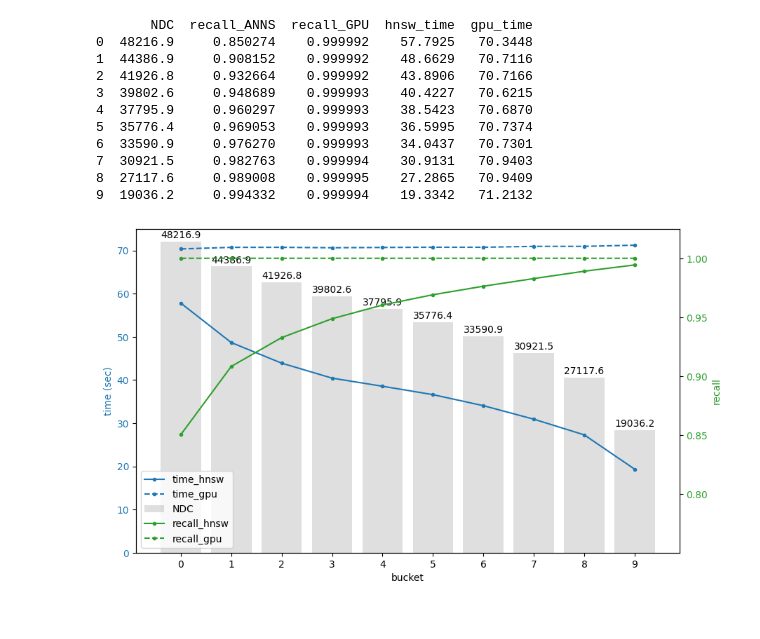
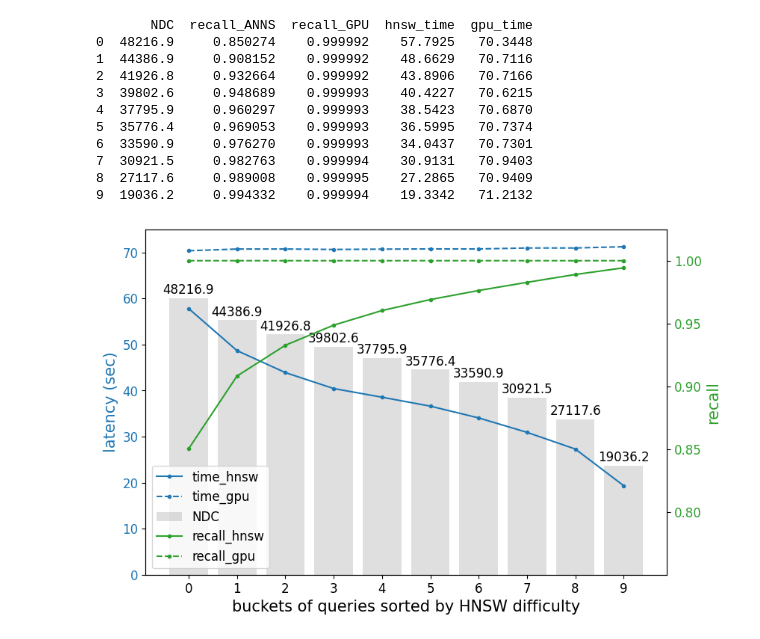
Before and after one commit to lcj2021/QDNNS, a Jupyter notebook: script/difficulty.ipynb, the cells around one changed output. Saved outputs shown, nothing was run; the diff lists cells and outputs as text; code cells hidden in the pictures.

```diff
--- a/script/difficulty.ipynb
+++ b/script/difficulty.ipynb
@@ -53,39 +53,40 @@ import pandas as pd
 
 df = df.iloc[::-1]
 
-fig, ax1 = plt.subplots(figsize=(10, 6))
+plt.rcParams['font.size'] = 12
+fig, ax1 = plt.subplots(figsize=(9, 6))
 ax2 = ax1.twinx()
 
 ax1.plot(df.index, df['hnsw_time'], '.-', label='time_hnsw', color='tab:blue')
 ax1.plot(df.index, df['gpu_time'], '.--', label='time_gpu', color='tab:blue')
-ax1.set_ylabel('time (sec)', color='tab:blue')
+ax1.set_ylabel('latency (sec)', color='tab:blue', fontsize=15)
 ax1.set_ylim([0, 75])
 ax1.tick_params(axis='y', labelcolor='tab:blue')
 
 ax2.plot(df.index, df['recall_ANNS'], '.-', label='recall_hnsw', color='tab:green')
 ax2.plot(df.index, df['recall_GPU'], '.--', label='recall_gpu', color='tab:green')
-ax2.set_ylabel('recall', color='tab:green')
+ax2.set_ylabel('recall', color='tab:green', fontsize=15)
 ax2.set_ylim([0.75, 1.025])
 ax2.set_yticks([0.8, 0.85, 0.9, 0.95, 1.0])
 ax2.tick_params(axis='y', labelcolor='tab:green')
 
-bars = ax1.bar(x=df.index, height=df['NDC'] / df['NDC'].max() * 72, label='NDC', alpha=0.25, color='gray')
+bars = ax1.bar(x=df.index, height=df['NDC'] / df['NDC'].max() * 60, label='NDC', alpha=0.25, color='gray')
 for idx, bar in enumerate(bars):
     height = bar.get_height()
     ax1.annotate('{}'.format(df['NDC'].iloc[idx]),
                  xy=(bar.get_x() + bar.get_width() / 2, height),
                  xytext=(0, 1.5),
                  textcoords="offset points",
                  ha='center', va='bottom')
 
-ax1.set_xlabel('bucket')
+ax1.set_xlabel('buckets of queries sorted by HNSW difficulty', fontsize=15)
 ax1.set_xticks(df.index)
 
 lines1, labels1 = ax1.get_legend_handles_labels()
 lines2, labels2 = ax2.get_legend_handles_labels()
-ax1.legend(lines1 + lines2, labels1 + labels2, loc='best')
+ax1.legend(lines1 + lines2, labels1 + labels2, loc='lower left', fontsize=12)
 
 plt.savefig('difficulty.pdf', bbox_inches='tight',  dpi=500)
 plt.show()
 # %% [output]
-[figure, old version]
+[figure, new version]
```
Also changed, not shown: 10 other files.
